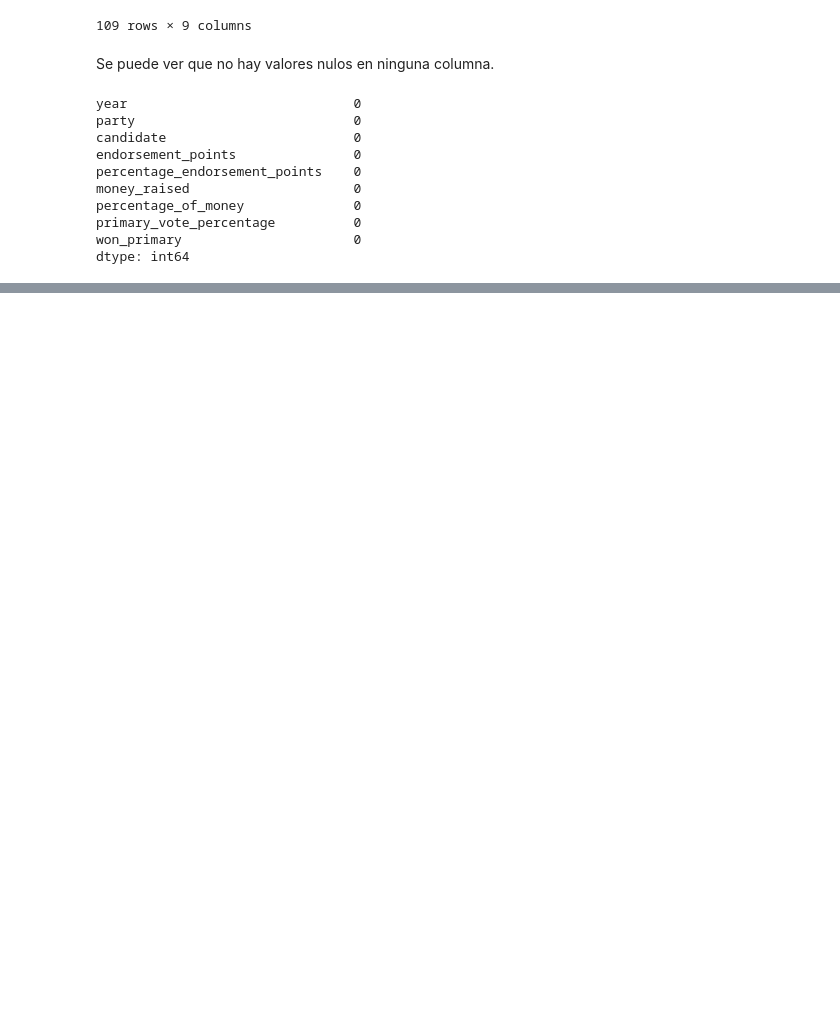
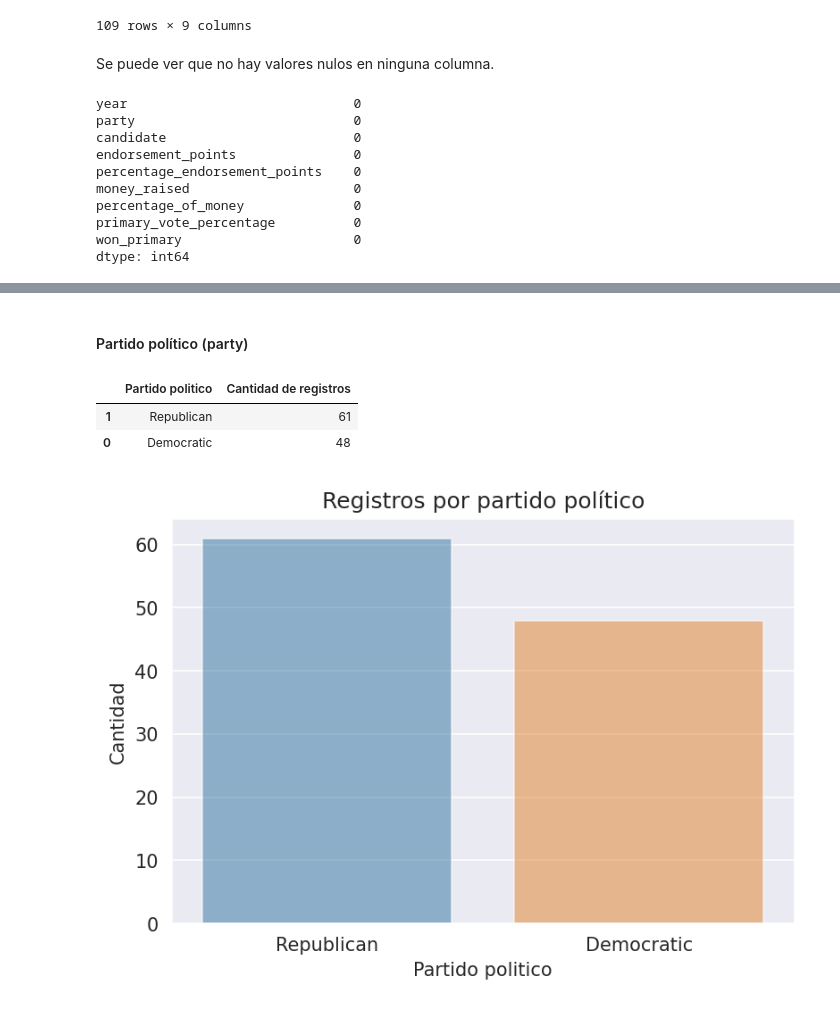
Before and after one commit to 1gnacio/orgadatos-kaggle-tp1, a Jupyter notebook: notebook707f668b56.ipynb, the cells around one changed output, grey strips where cells are left out. Drawn from its saved outputs; the diff is of its cells as text; code cells hidden in the pictures; blank space fills up the shorter version.

```diff
--- a/notebook707f668b56.ipynb
+++ b/notebook707f668b56.ipynb
@@ -197,0 +209,25 @@ print(sum(s.values()))
+# %%
+def simple_barplot(df, x, y, label):
+    plt.figure(dpi=150)
+    sns.set_style("darkgrid")
+    ax = sns.barplot(x=x, y=y, data=df ,alpha=0.5, orient='v')
+    ax.set_title(label)
+    ax.set_xlabel(x)
+    ax.set_ylabel('Cantidad')
+    if len(df) > 5:
+        plt.xticks(rotation=90)
+    plt.show()
+# %% [markdown]
+#### Partido político (party)
+# %%
+data_partidos = data[['party']].groupby(['party'])['party'].count().reset_index(name='count').sort_values(by=['count'], ascending=False)
+data_partidos.columns = ['Partido politico', 'Cantidad de registros']
+data_partidos
+# %% [output]
+|  | Partido politico | Cantidad de registros |
+| 1 | Republican | 61 |
+| 0 | Democratic | 48 |
+# %%
+simple_barplot(data_partidos, 'Partido politico', 'Cantidad de registros', "Registros por partido político")
+# %% [output]
+[figure, added]
```
Also changed, not shown: parts of 22 cells of this notebook.
